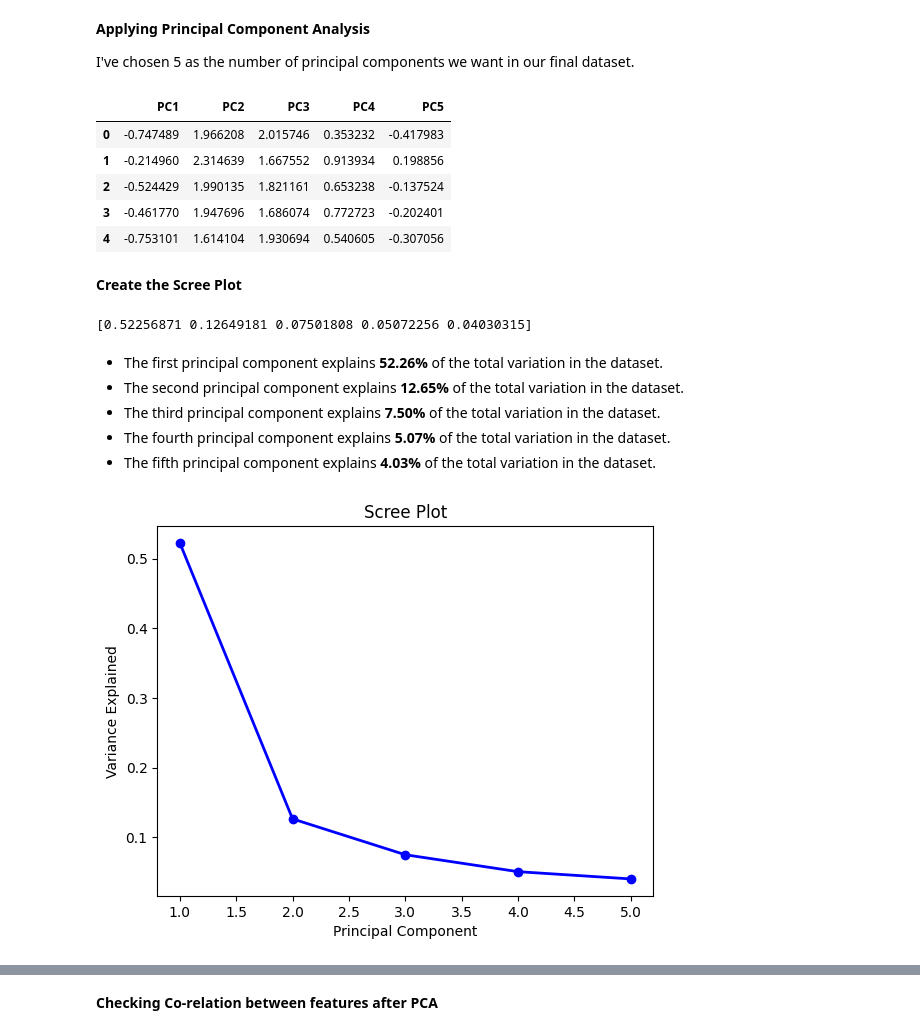
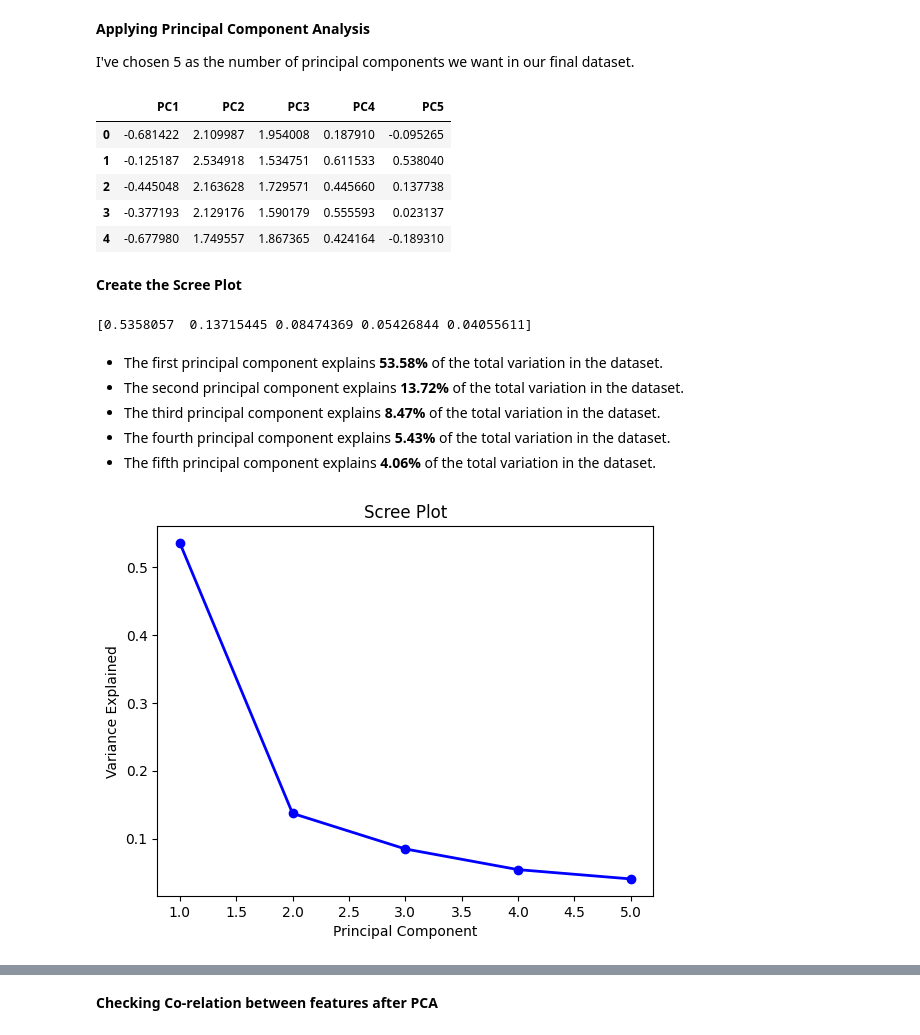
Before and after one commit to jeffreyfitzpatrick/Big-Data-Analytics-Capstone-Project, a Jupyter notebook: Dimensionality_Reduction.ipynb, the cells around one changed output, grey strips where cells are left out. Cells and saved outputs as stored; diff of their text form; code cells hidden in the pictures.

```diff
--- a/Dimensionality_Reduction.ipynb
+++ b/Dimensionality_Reduction.ipynb
@@ -96,0 +81,15 @@ scaled_data.head()
+# %%
+# Create the scaler
+scaler = StandardScaler()   # mean = 0 and standard deviation = 1
+
+# Transform the numeric data
+X = pd.DataFrame(scaler.fit_transform(Occupancy.iloc[:, 2:16]))
+
+# Add the column names for the features
+X.columns = ['S1_Temp', 'S2_Temp', 'S3_Temp', 'S4_Temp',
+             'S1_Light', 'S2_Light', 'S3_Light', 'S4_Light',
+             'S1_Sound', 'S2_Sound', 'S3_Sound', 'S4_Sound',
+             'S5_CO2', 'S5_CO2_Slope']
+
+# Define the target variable
+y = Occupancy['Room_Occupancy_Count']
@@ -111,31 +119,31 @@ I've chosen 5 as the number of principal components we want in our final dataset
 # %%
 # Applying PCA
 # Taking no. of Principal Components as 5
 pca = PCA(n_components = 5)
-pca.fit(scaled_data)
-data_pca = pca.transform(scaled_data)
+pca.fit(X)
+data_pca = pca.transform(X)
 data_pca = pd.DataFrame(data_pca,columns=['PC1','PC2','PC3','PC4','PC5'])
 data_pca.head()
 # %% [output]
 |  | PC1 | PC2 | PC3 | PC4 | PC5 |
-| 0 | -0.747489 | 1.966208 | 2.015746 | 0.353232 | -0.417983 |
-| 1 | -0.214960 | 2.314639 | 1.667552 | 0.913934 | 0.198856 |
-| 2 | -0.524429 | 1.990135 | 1.821161 | 0.653238 | -0.137524 |
-| 3 | -0.461770 | 1.947696 | 1.686074 | 0.772723 | -0.202401 |
-| 4 | -0.753101 | 1.614104 | 1.930694 | 0.540605 | -0.307056 |
+| 0 | -0.681422 | 2.109987 | 1.954008 | 0.187910 | -0.095265 |
+| 1 | -0.125187 | 2.534918 | 1.534751 | 0.611533 | 0.538040 |
+| 2 | -0.445048 | 2.163628 | 1.729571 | 0.445660 | 0.137738 |
+| 3 | -0.377193 | 2.129176 | 1.590179 | 0.555593 | 0.023137 |
+| 4 | -0.677980 | 1.749557 | 1.867365 | 0.424164 | -0.189310 |
 # %% [markdown]
 **Create the Scree Plot**
 # %%
 # Calculate the percentage of total variance explained by each principal component
 print(pca.explained_variance_ratio_)
 # %% [output]
-[0.52256871 0.12649181 0.07501808 0.05072256 0.04030315]
+[0.5358057  0.13715445 0.08474369 0.05426844 0.04055611]
 # %% [markdown]
-- The first principal component explains **52.26%** of the total variation in the dataset.
-- The second principal component explains **12.65%** of the total variation in the dataset.
-- The third principal component explains **7.50%** of the total variation in the dataset.
-- The fourth principal component explains **5.07%** of the total variation in the dataset.
-- The fifth principal component explains **4.03%** of the total variation in the dataset.
+- The first principal component explains **53.58%** of the total variation in the dataset.
+- The second principal component explains **13.72%** of the total variation in the dataset.
+- The third principal component explains **8.47%** of the total variation in the dataset.
+- The fourth principal component explains **5.43%** of the total variation in the dataset.
+- The fifth principal component explains **4.06%** of the total variation in the dataset.
 # %%
 # Plot the scree plot
 PC_values = np.arange(pca.n_components_) + 1
@@ -145,4 +153,4 @@ plt.xlabel('Principal Component')
 plt.ylabel('Variance Explained')
 plt.show()
 # %% [output]
-[figure, old version]
+[figure, new version]
```
Also changed, not shown: parts of 6 cells of this notebook.
